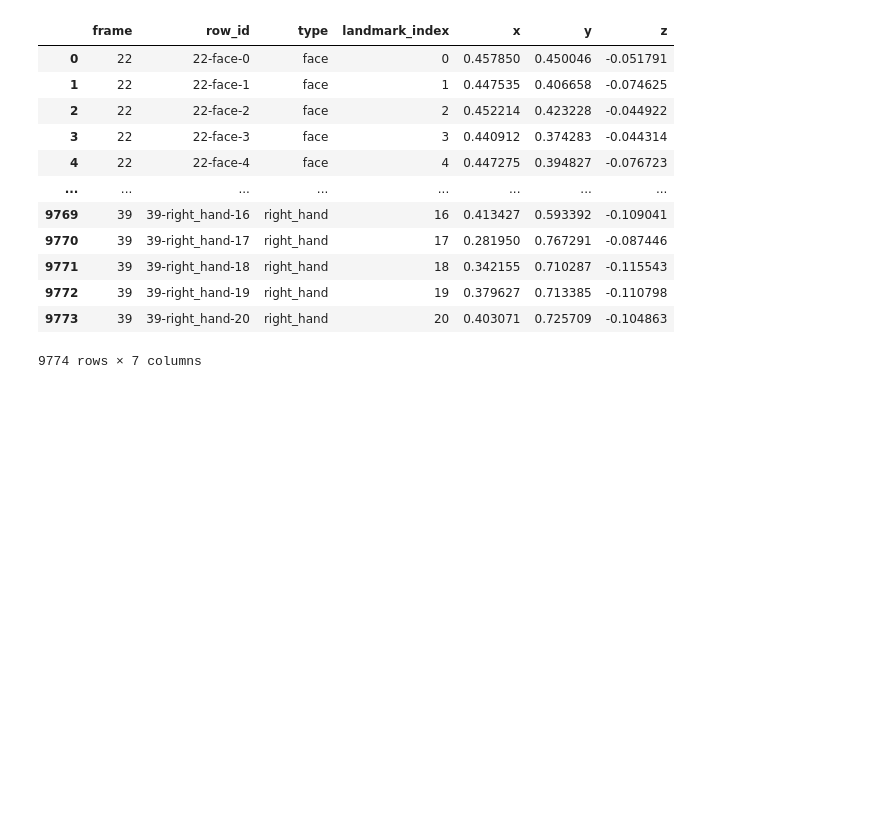
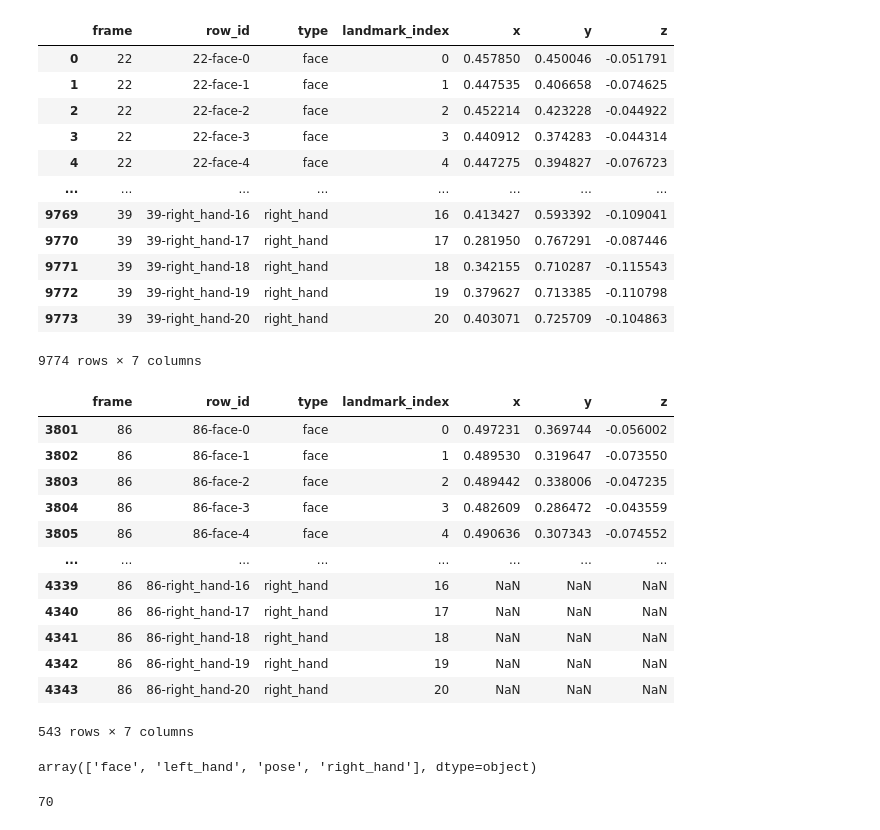
Before and after one commit to Strojove-uceni/23206-final-sign-language-recognition-in-video, a Jupyter notebook: data_preprocess.ipynb, the cells around one changed output. Saved outputs shown, nothing was run; the diff lists cells and outputs as text; code cells hidden in the pictures; blank space fills up the shorter version.

```diff
--- a/data_preprocess.ipynb
+++ b/data_preprocess.ipynb
@@ -96,3 +110,21 @@ data.data[0].df
 | 9772 | 39 | 39-right_hand-19 | right_hand | 19 | 0.379627 | 0.713385 | -0.110798 |
 | 9773 | 39 | 39-right_hand-20 | right_hand | 20 | 0.403071 | 0.725709 | -0.104863 |
 9774 rows × 7 columns
+# %%
+df_problem = data.data[4810].df.copy()
+# %%
+df_problem[df_problem.frame == 86]
+# %% [output]
+|  | frame | row_id | type | landmark_index | x | y | z |
+| 3801 | 86 | 86-face-0 | face | 0 | 0.497231 | 0.369744 | -0.056002 |
+| 3802 | 86 | 86-face-1 | face | 1 | 0.489530 | 0.319647 | -0.073550 |
+| 3803 | 86 | 86-face-2 | face | 2 | 0.489442 | 0.338006 | -0.047235 |
+| 3804 | 86 | 86-face-3 | face | 3 | 0.482609 | 0.286472 | -0.043559 |
+| 3805 | 86 | 86-face-4 | face | 4 | 0.490636 | 0.307343 | -0.074552 |
+| ... | ... | ... | ... | ... | ... | ... | ... |
+| 4339 | 86 | 86-right_hand-16 | right_hand | 16 | NaN | NaN | NaN |
+| 4340 | 86 | 86-right_hand-17 | right_hand | 17 | NaN | NaN | NaN |
+| 4341 | 86 | 86-right_hand-18 | right_hand | 18 | NaN | NaN | NaN |
+| 4342 | 86 | 86-right_hand-19 | right_hand | 19 | NaN | NaN | NaN |
+| 4343 | 86 | 86-right_hand-20 | right_hand | 20 | NaN | NaN | NaN |
+543 rows × 7 columns
@@ -98,0 +133,4 @@ data.data[0].df
+# %%
+df_frame["type"].unique()
+# %% [output]
+array(['face', 'left_hand', 'pose', 'right_hand'], dtype=object)
@@ -98,0 +140,8 @@ data.data[0].df
+# %%
+l = len(df_frame[df_frame["type"] == "left_hand"])
+r = len(df_frame[df_frame["type"] == "right_hand"])
+p = len(df_frame[df_frame["type"] == "pose"])
+f = len(selected_landmark_indices)
+print(r+l+f)
+# %% [output]
+70
```
Also changed, not shown: parts of 12 cells of this notebook.
